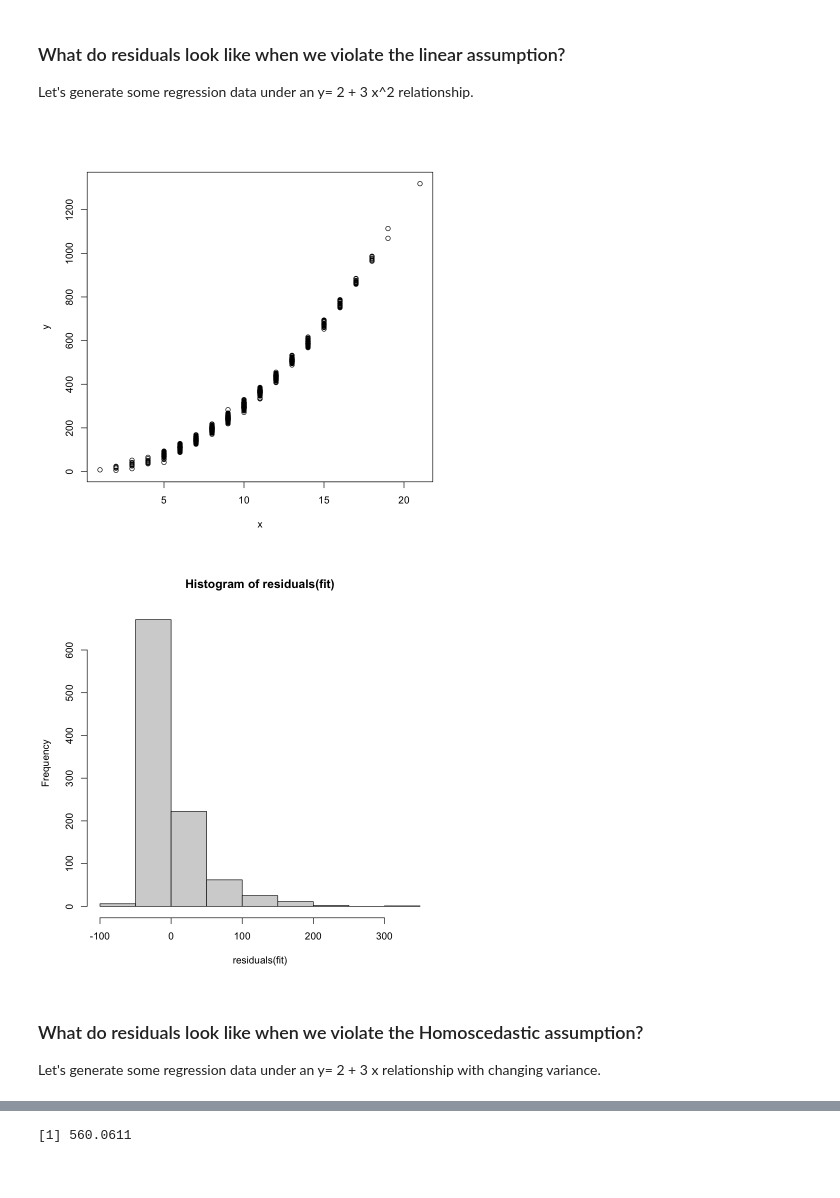
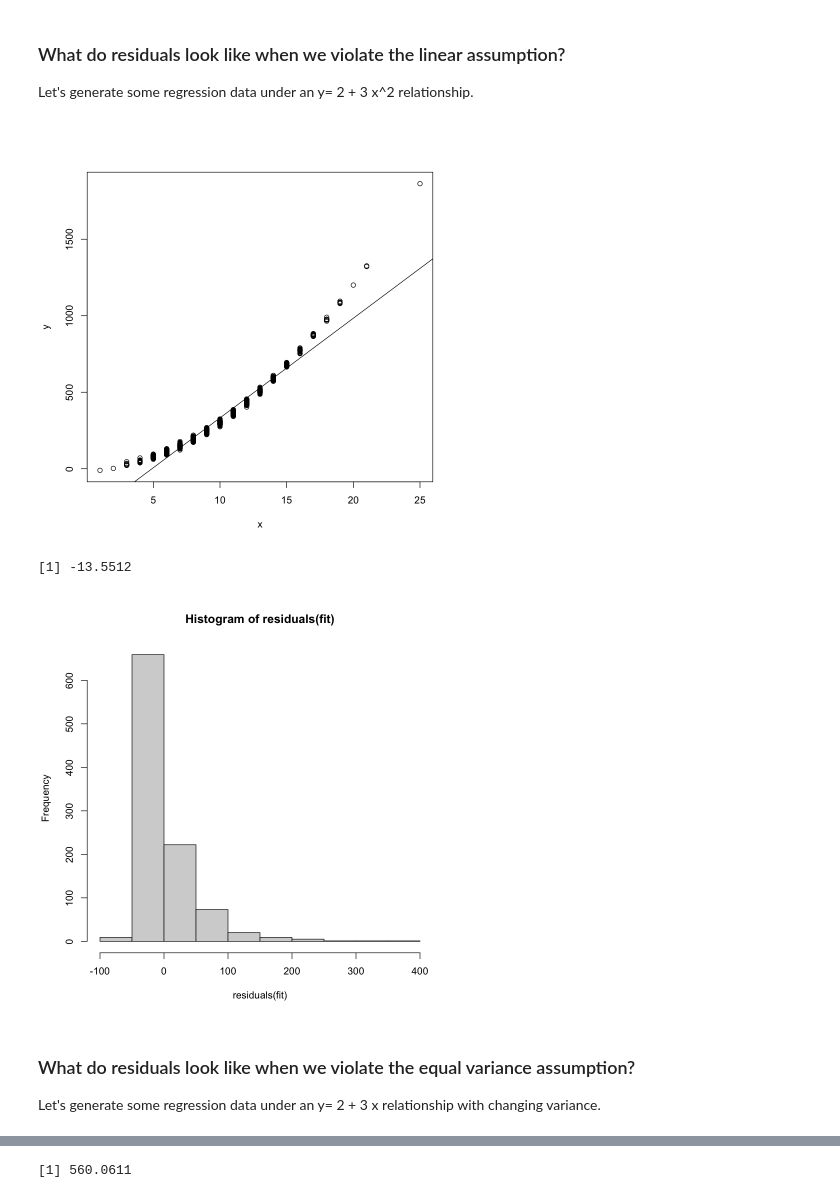
Before and after one commit to computationalUncertaintyLab/2021F_AlgLabII, a Jupyter notebook: lab08/Lab08.ipynb, the cells around one changed output, grey strips where cells are left out. Saved outputs shown, nothing was run; the diff lists cells and outputs as text; code cells hidden in the pictures.

```diff
--- a/lab08/Lab08.ipynb
+++ b/lab08/Lab08.ipynb
@@ -23,15 +26,19 @@ for (i in 1:1000){
     y[i] <- rnorm(1,2 + 3*x[i]^2,10)
 }
 plot(x,y)
+fit <- lm(y~x)
+abline(a=fit$coefficients[1],b=fit$coefficients[2])
 # %% [output]
-[figure, old version]
+[figure, new version]
 # %%
 fit <- lm(y~x)
 hist(residuals(fit))
+median(residuals(fit))
 # %% [output]
+[1] -13.5512
-[figure, old version]
+[figure, new version]
 # %% [markdown]
-### What do residuals look like when we violate the Homoscedastic assumption?
+### What do residuals look like when we violate the equal variance assumption?
 
 Let's generate some regression data under an y= 2 + 3 x relationship with changing variance.
 # %%
```
Also changed, not shown: parts of 23 cells of this notebook, 3 other files.
